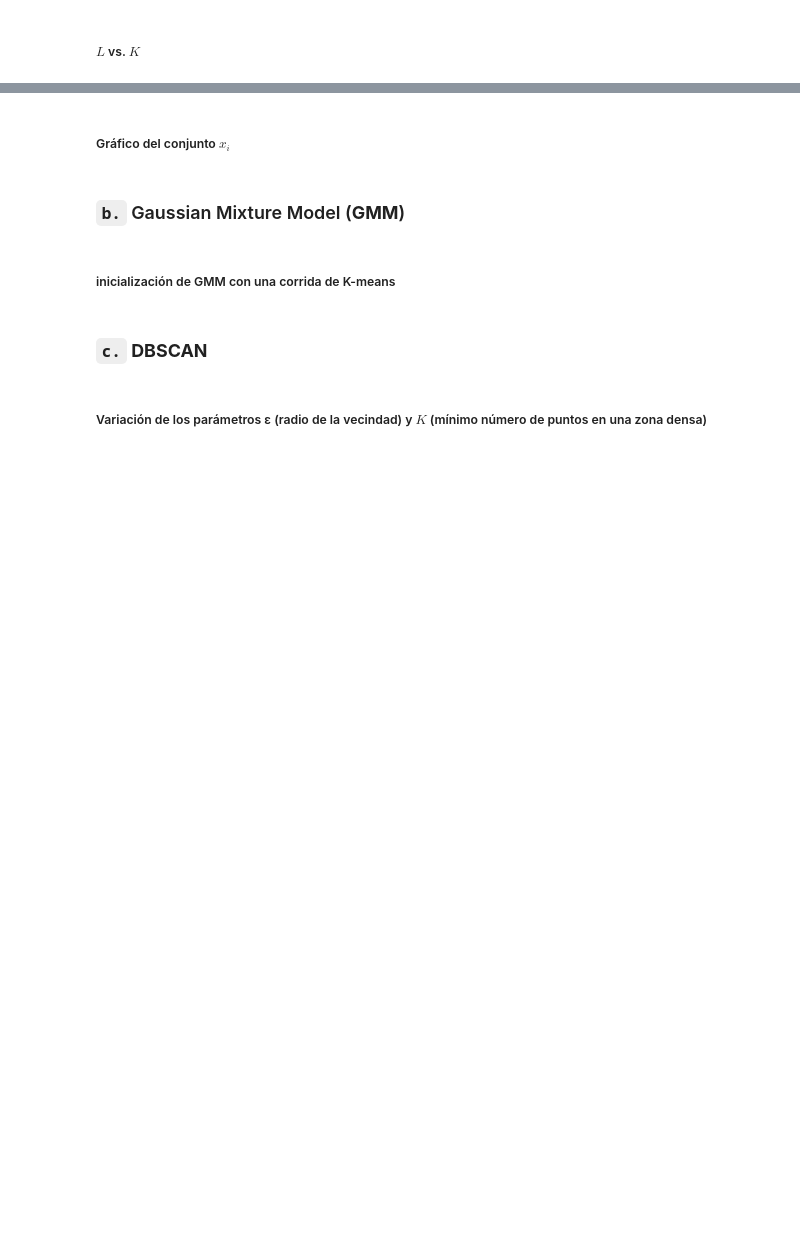
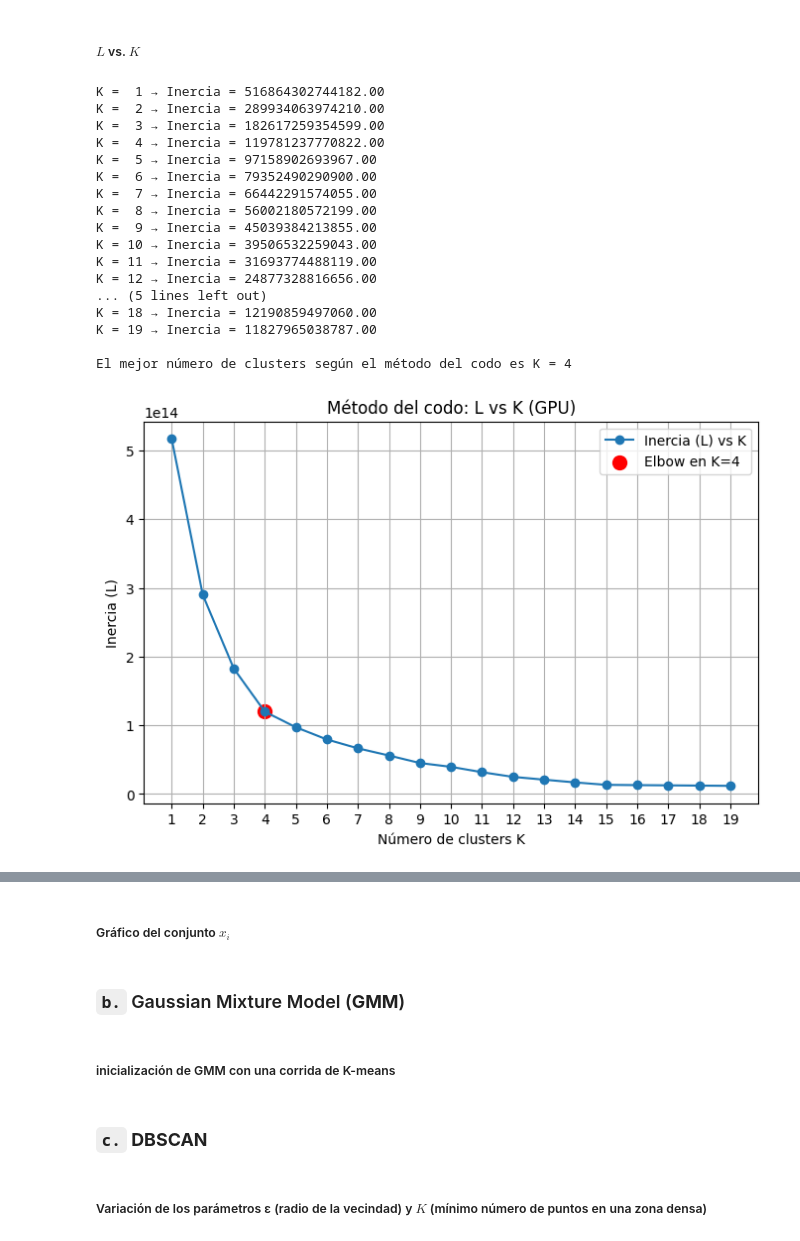
Before and after one commit to anatissera/Machine-Learning-Deep-Learning, a Jupyter notebook: Tissera_AnaPaula_TP4/Tissera_AnaPaula_Notebook_TP4.ipynb, the cells around one changed output, grey strips where cells are left out. Cells and saved outputs as stored; diff of their text form; code cells hidden in the pictures; blank space fills up the shorter version.

```diff
--- a/Tissera_AnaPaula_TP4/Tissera_AnaPaula_Notebook_TP4.ipynb
+++ b/Tissera_AnaPaula_TP4/Tissera_AnaPaula_Notebook_TP4.ipynb
@@ -50,3 +61,50 @@ X = clustering_df.values  # asume que el CSV solo contiene las dos columnas de c
 # %% [markdown]
 ##### $L$ vs. $K$
+# %%
+X = cp.array(clustering_df.values)
+
+Ks = list(range(1, 20))
+Ls = []
+for K in Ks:
+    km = KMeans(n_clusters=K, init="k-means++", n_init=10,
+                max_iter=300, tol=1e-4, random_state=42)
+    km.fit(X)
+    print(f"K = {K:2d} → Inercia = {km.inertia_:.2f}")
+    Ls.append(km.inertia_)
+
+elbow_idx, distances = find_elbow(Ks, Ls)
+bestK = Ks[elbow_idx]
+bestL = Ls[elbow_idx]
+print(f"\nEl mejor número de clusters según el método del codo es K = {bestK}")
+
+# Graficar
+plt.figure(figsize=(8, 5))
+plt.plot(Ks, Ls, marker='o', label='Inercia (L) vs K')
+plt.scatter([bestK], [bestL], color='red', s=100, label=f'Elbow en K={bestK}')
+plt.xlabel("Número de clusters K")
+plt.ylabel("Inercia (L)")
+plt.title("Método del codo: L vs K (GPU)")
+plt.xticks(Ks)
+plt.grid(True)
+plt.legend()
+plt.show()
+# %% [output]
+K =  1 → Inercia = 516864302744182.00
+K =  2 → Inercia = 289934063974210.00
+K =  3 → Inercia = 182617259354599.00
+K =  4 → Inercia = 119781237770822.00
+K =  5 → Inercia = 97158902693967.00
+K =  6 → Inercia = 79352490290900.00
+K =  7 → Inercia = 66442291574055.00
+K =  8 → Inercia = 56002180572199.00
+K =  9 → Inercia = 45039384213855.00
+K = 10 → Inercia = 39506532259043.00
+K = 11 → Inercia = 31693774488119.00
+K = 12 → Inercia = 24877328816656.00
+... (5 lines left out)
+K = 18 → Inercia = 12190859497060.00
+K = 19 → Inercia = 11827965038787.00
+
+El mejor número de clusters según el método del codo es K = 4
+[figure, added]
 # %%
```
Also changed, not shown: parts of 7 cells of this notebook, 1 other file.
